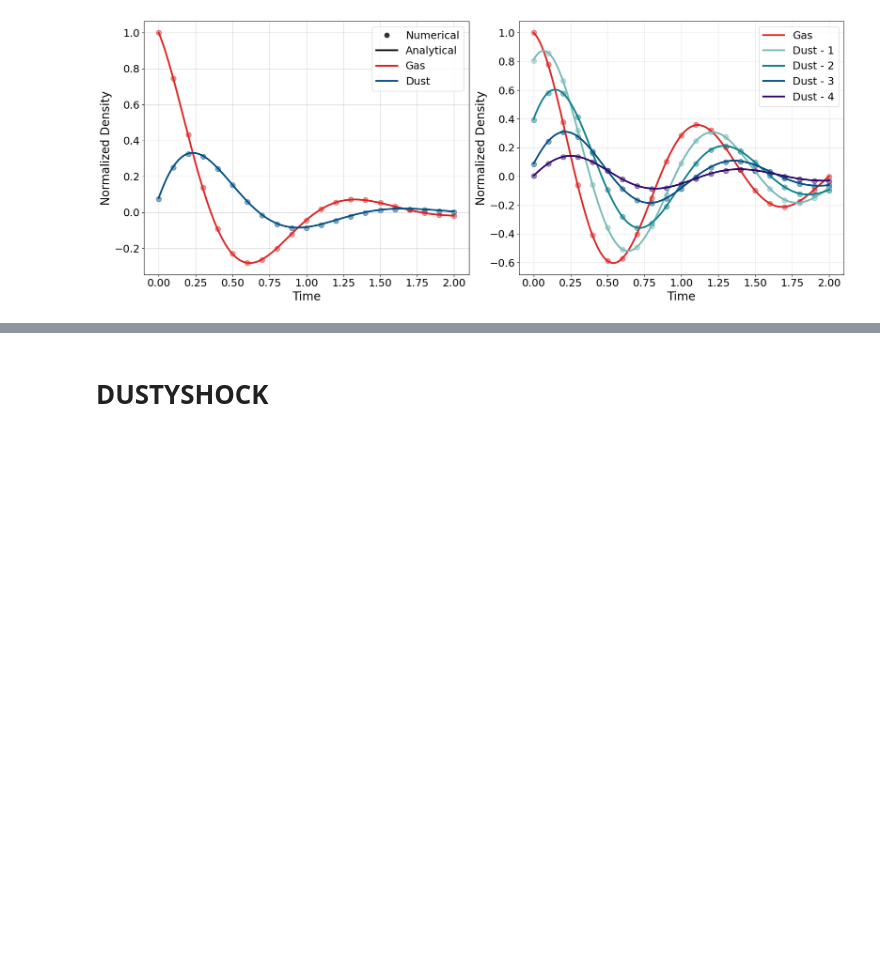
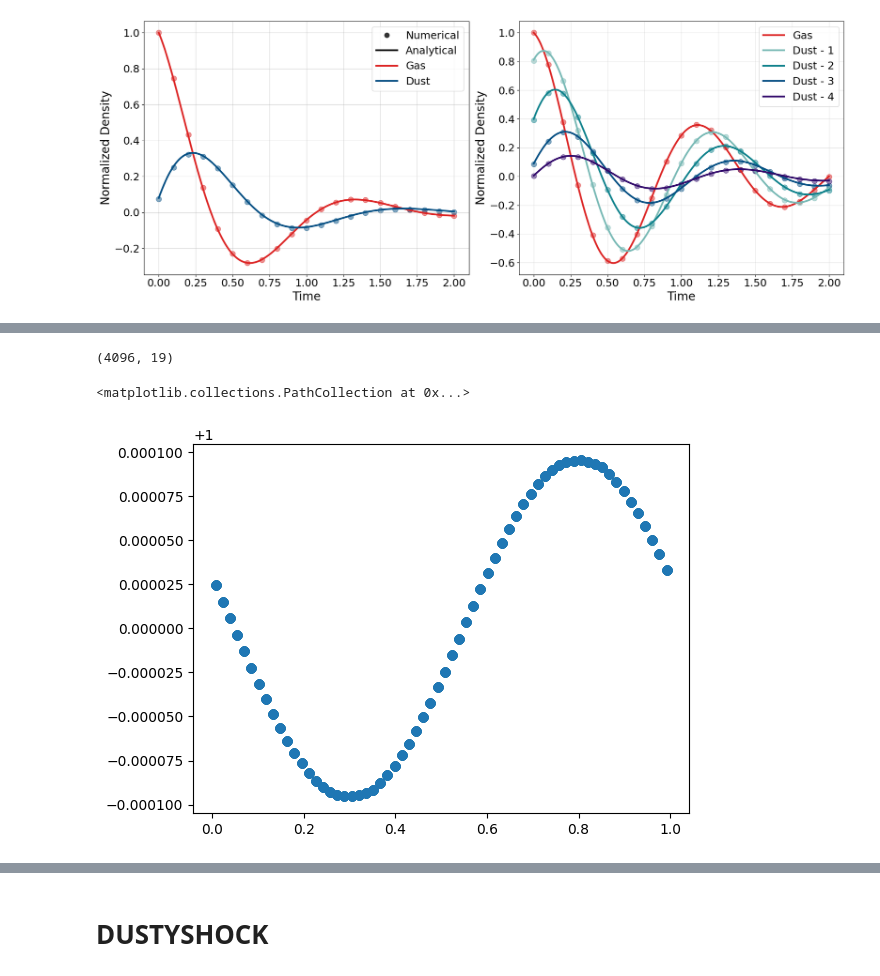
Before and after one commit to Giovanni-Tedeschi/pigpen, a Jupyter notebook: tests.ipynb, the cells around one changed output, grey strips where cells are left out. Saved outputs shown, nothing was run; the diff lists cells and outputs as text; code cells hidden in the pictures; blank space fills up the shorter version.

```diff
--- a/tests.ipynb
+++ b/tests.ipynb
@@ -279,0 +369,8 @@ fig.tight_layout()
+# %%
+data = np.loadtxt("%s/DUSTYWAVE/output_B/DHD/%d.txt"%(test_folder,2))
+print(data.shape)
+plt.scatter(data[:,-2], data[:,0])
+# %% [output]
+(4096, 19)
+<matplotlib.collections.PathCollection at 0x...>
+[figure, added]
```
Also changed, not shown: parts of 8 cells of this notebook, 14 other files.
